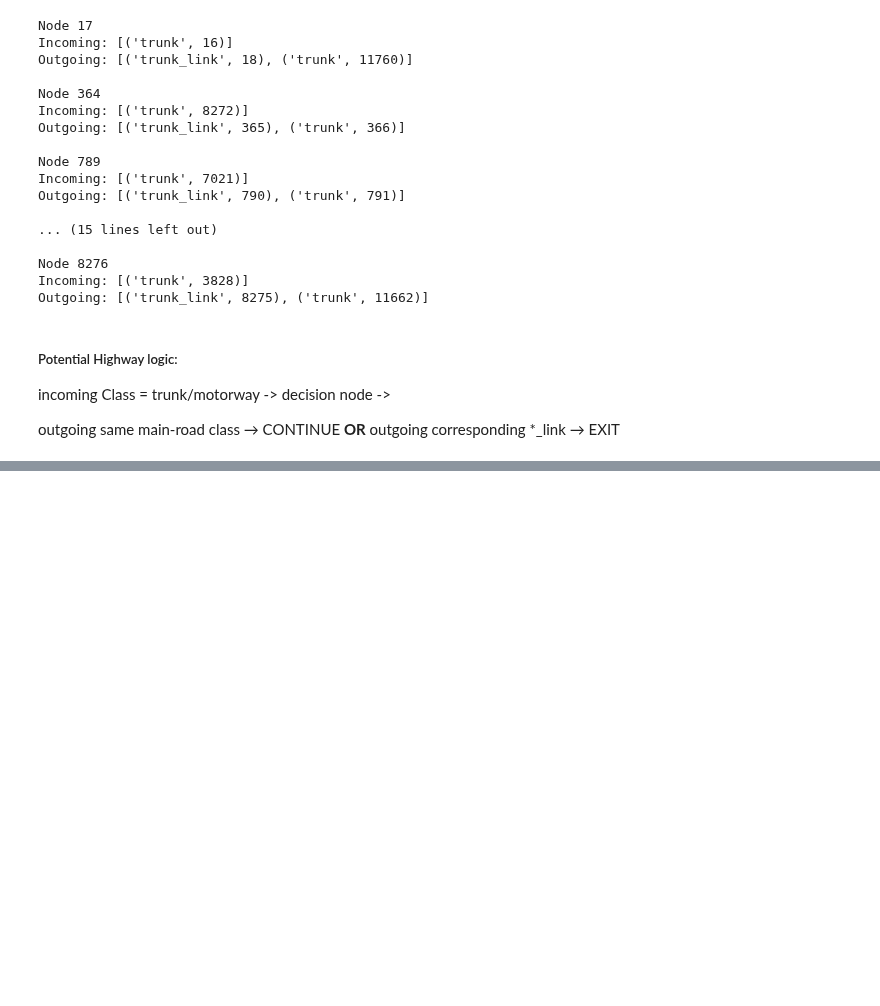
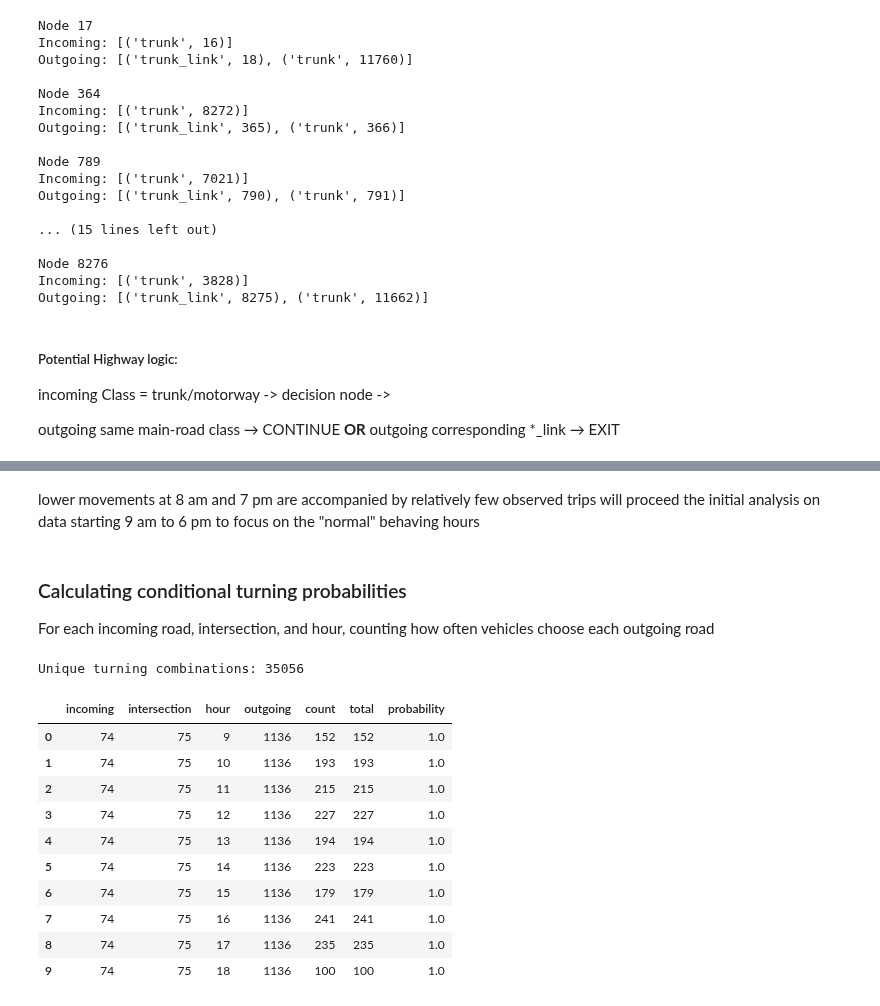
Before and after one commit to grigorashchenkoea/ev-traffic-charging-prediction, a Jupyter notebook: notebooks/01_data_exploration.ipynb, the cells around one changed output, grey strips where cells are left out. Cells and saved outputs as stored; diff of their text form; code cells hidden in the pictures; blank space fills up the shorter version.

```diff
--- a/notebooks/01_data_exploration.ipynb
+++ b/notebooks/01_data_exploration.ipynb
@@ -726,0 +1258,14 @@ outgoing same main-road class → CONTINUE **OR** outgoing corresponding *_link
+# %%
+movements_df["minute_of_day"] = (
+    movements_df["timestamp"] // 60
+).astype("int16")
+
+boundary_counts = (
+    movements_df.loc[
+        movements_df["hour"].isin([8, 19])
+    ]
+    .groupby(["hour", "minute_of_day"])
+    .size()
+)
+
+display(boundary_counts)
@@ -726,0 +1311,47 @@ outgoing same main-road class → CONTINUE **OR** outgoing corresponding *_link
+# %% [markdown]
+lower movements at 8 am and 7 pm are accompanied by relatively few observed trips
+will proceed the initial analysis on data starting 9 am to 6 pm to focus on the "normal" behaving hours
+# %% [markdown]
+### Calculating conditional turning probabilities
+
+For each incoming road, intersection, and hour, counting how often vehicles choose each outgoing road
+# %%
+model_movements = movements_df.loc[
+    movements_df["hour"].between(9, 18)
+]
+
+turn_counts = (
+    model_movements
+    .groupby(
+        ["incoming", "intersection", "hour", "outgoing"]
+    )
+    .size()
+    .rename("count")
+    .reset_index()
+)
+
+turn_counts["total"] = (
+    turn_counts
+    .groupby(["incoming", "intersection", "hour"])["count"]
+    .transform("sum")
+)
+
+turn_counts["probability"] = (
+    turn_counts["count"] / turn_counts["total"]
+)
+
+print("Unique turning combinations:", len(turn_counts))
+display(turn_counts.head(10))
+# %% [output]
+Unique turning combinations: 35056
+|  | incoming | intersection | hour | outgoing | count | total | probability |
+| 0 | 74 | 75 | 9 | 1136 | 152 | 152 | 1.0 |
+| 1 | 74 | 75 | 10 | 1136 | 193 | 193 | 1.0 |
+| 2 | 74 | 75 | 11 | 1136 | 215 | 215 | 1.0 |
+| 3 | 74 | 75 | 12 | 1136 | 227 | 227 | 1.0 |
+| 4 | 74 | 75 | 13 | 1136 | 194 | 194 | 1.0 |
+| 5 | 74 | 75 | 14 | 1136 | 223 | 223 | 1.0 |
+| 6 | 74 | 75 | 15 | 1136 | 179 | 179 | 1.0 |
+| 7 | 74 | 75 | 16 | 1136 | 241 | 241 | 1.0 |
+| 8 | 74 | 75 | 17 | 1136 | 235 | 235 | 1.0 |
+| 9 | 74 | 75 | 18 | 1136 | 100 | 100 | 1.0 |
```
Also changed, not shown: parts of 121 cells of this notebook, 6 other files.
